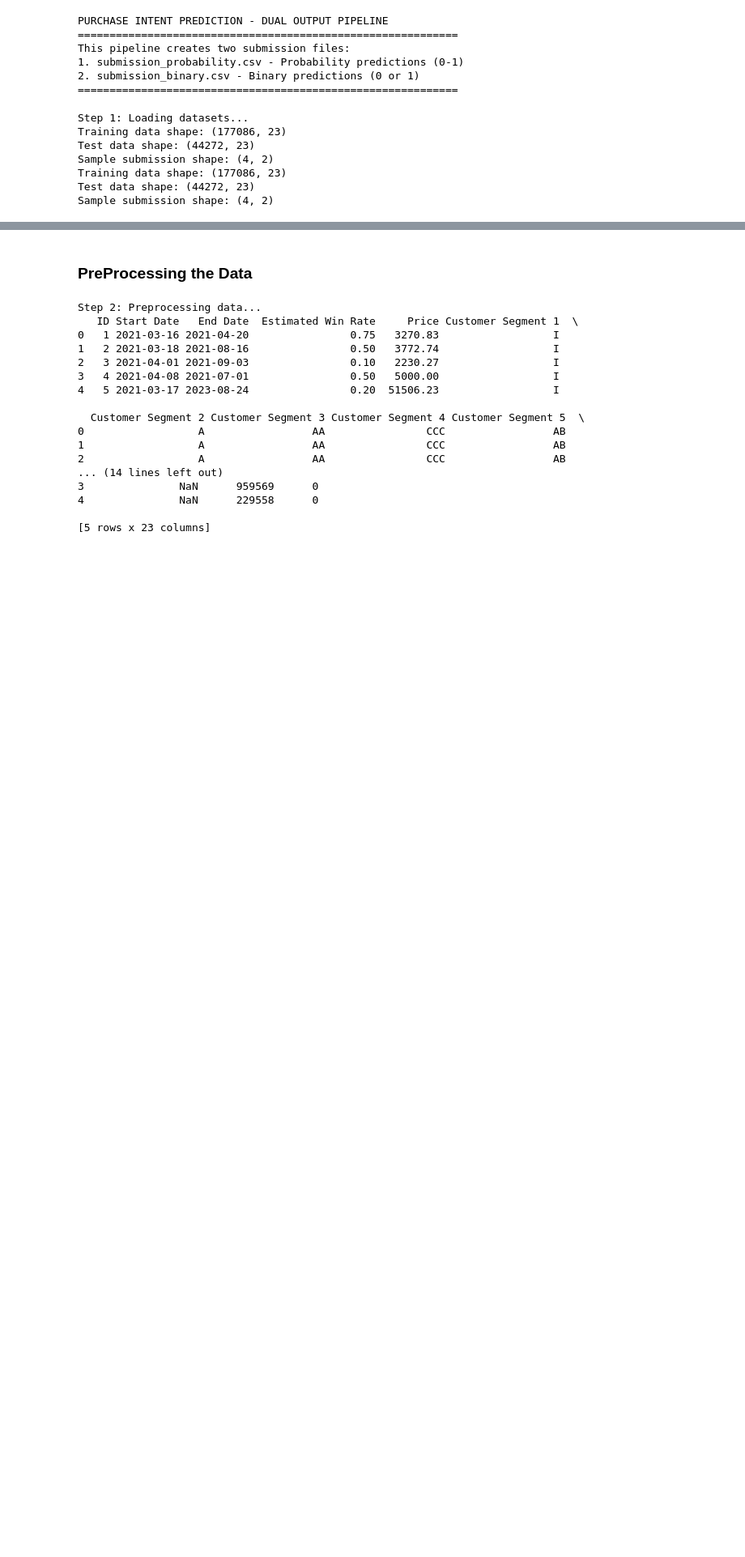
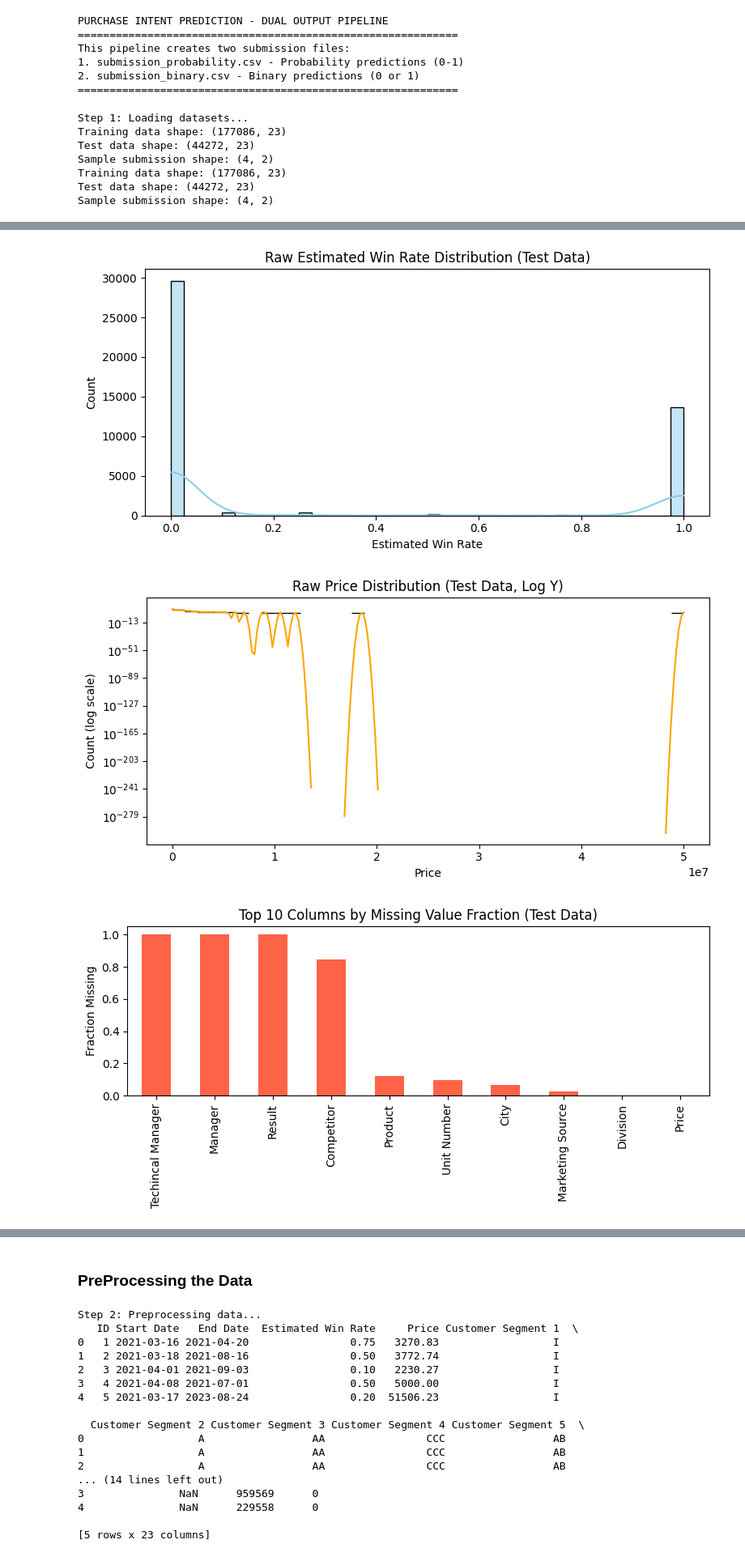
Before and after one commit to lorrainefadzaic-tech/Purchase-Intent-Prediction, a Jupyter notebook: purchase_intent-prediction.ipynb, the cells around one changed output, grey strips where cells are left out. Shown at 81% size. Saved outputs shown, nothing was run; the diff lists cells and outputs as text; code cells hidden in the pictures; blank space fills up the shorter version.

Commit message:
Add more visuals before and after processing

```diff
--- a/purchase_intent-prediction.ipynb
+++ b/purchase_intent-prediction.ipynb
@@ -58,0 +61,48 @@ Sample submission shape: (4, 2)
+# %%
+import seaborn as sns
+
+# Visualizations before preprocessing
+
+import matplotlib.pyplot as plt
+
+# 1. Distribution of Estimated Win Rate in raw test data
+plt.figure(figsize=(8,4))
+sns.histplot(test_df['Estimated Win Rate'].dropna(), bins=40, kde=True, color='skyblue')
+plt.title('Raw Estimated Win Rate Distribution (Test Data)')
+plt.xlabel('Estimated Win Rate')
+plt.ylabel('Count')
+plt.tight_layout()
+plt.show()
+
+# 2. Distribution of Price in raw test data (log scale for better visualization)
+plt.figure(figsize=(8,4))
+sns.histplot(test_df['Price'].dropna(), bins=40, kde=True, color='orange', log_scale=(False, True))
+plt.title('Raw Price Distribution (Test Data, Log Y)')
+plt.xlabel('Price')
+plt.ylabel('Count (log scale)')
+plt.tight_layout()
+plt.show()
+
+# 3. Count of missing values per column (top 10)
+missing = test_df.isnull().mean().sort_values(ascending=False)
+plt.figure(figsize=(8,4))
+missing.head(10).plot(kind='bar', color='tomato')
+plt.title('Top 10 Columns by Missing Value Fraction (Test Data)')
+plt.ylabel('Fraction Missing')
+plt.tight_layout()
+plt.show()
+
+# 4. Distribution of Start Dates (yearly)
+if 'Start Date' in test_df.columns:
+    years = pd.to_datetime(test_df['Start Date'], errors='coerce').dt.year
+    plt.figure(figsize=(10,4))
+    years.value_counts().sort_index().plot(kind='bar', color='slateblue')
+    plt.title('Start Date Year Distribution (Test Data)')
+    plt.xlabel('Year')
+    plt.ylabel('Count')
+    plt.tight_layout()
+    plt.show()
+# %% [output]
+[figure, added]
+[figure, added]
+[figure, added]
```
Also changed, not shown: parts of 4 cells of this notebook.
